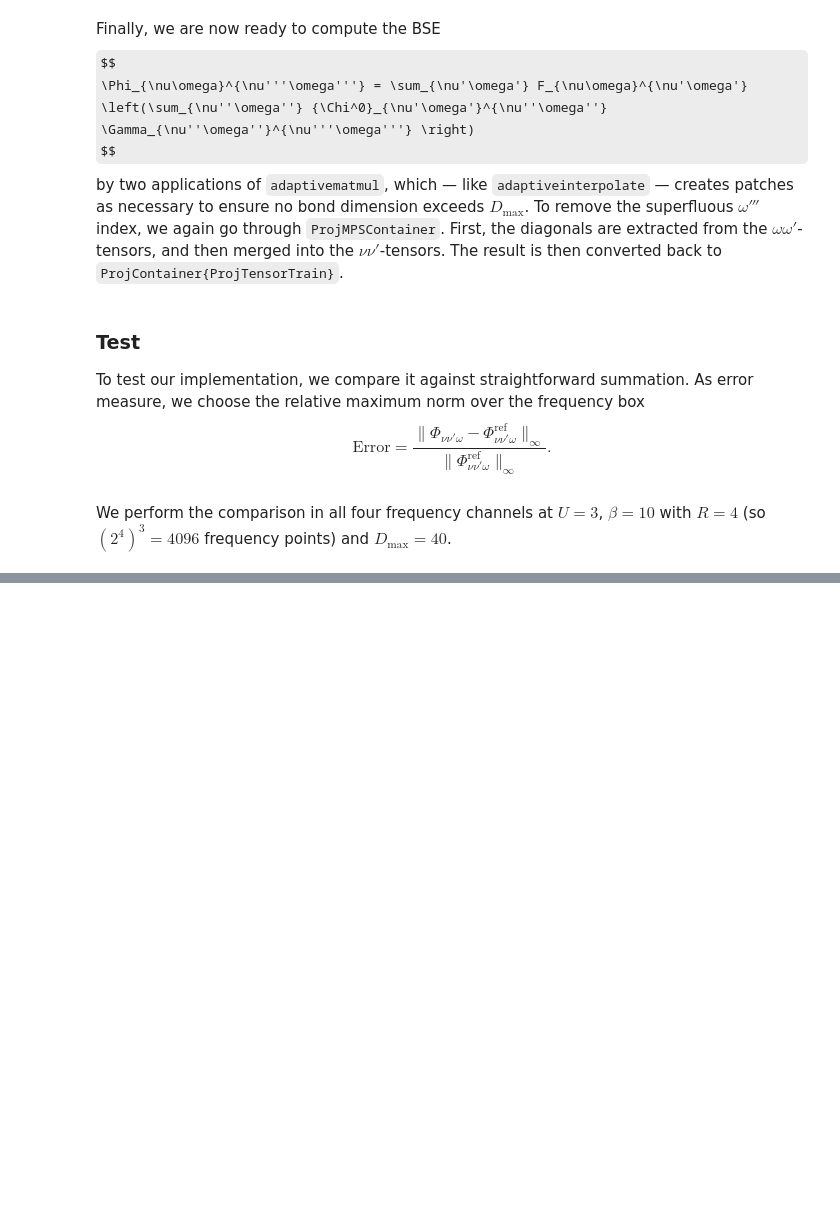
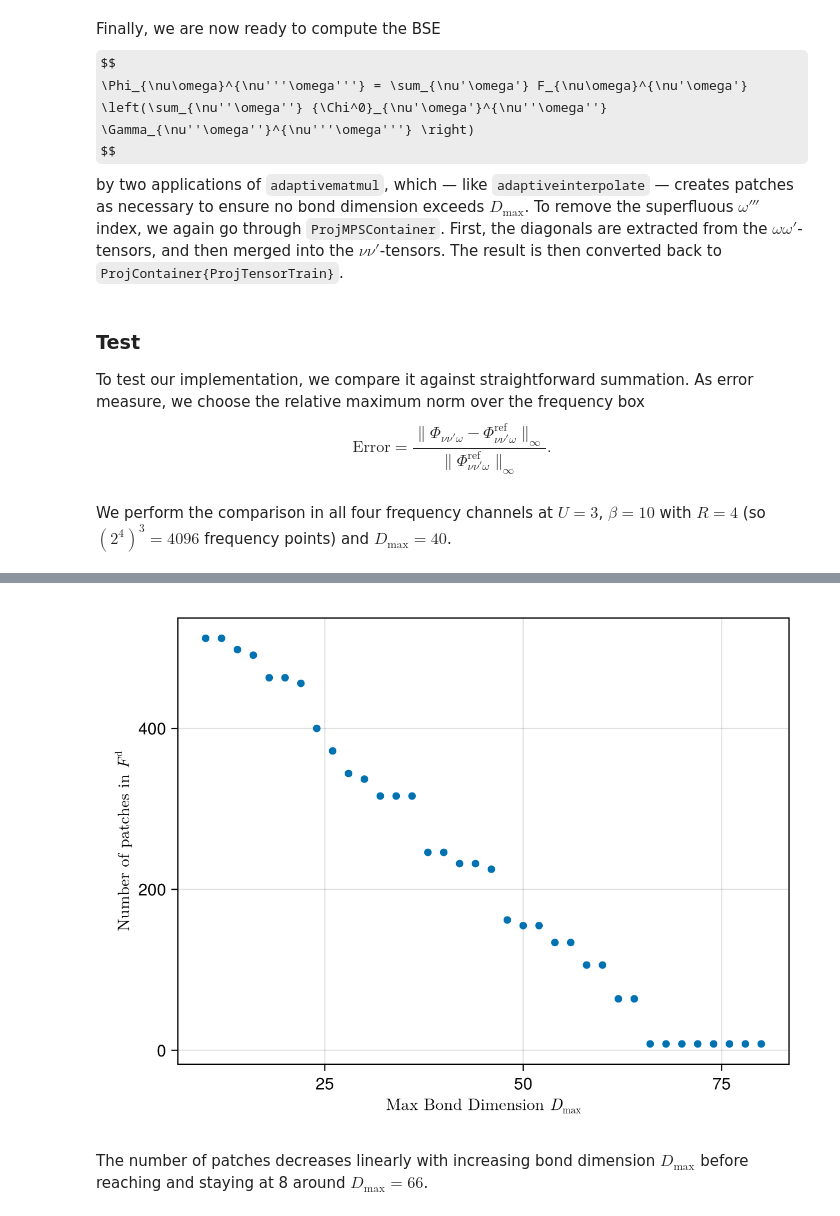
Before and after one commit to tensor4all/TCIAlgorithms.jl, a Jupyter notebook: notebooks/bse_3d.ipynb, the cells around one changed output, grey strips where cells are left out. Drawn from its saved outputs; the diff is of its cells as text; code cells hidden in the pictures; some formulas as TeX source; blank space fills up the shorter version.

```diff
--- a/notebooks/bse_3d.ipynb
+++ b/notebooks/bse_3d.ipynb
@@ -343,0 +384,11 @@ using CairoMakie
+# %%
+maxbonddims = 10:2:80
+maxbonddim_npatches = numpatches.(6, maxbonddims);
+# %%
+xlabel = L"Max Bond Dimension $D_\mathrm{max}$"
+ylabel = L"Number of patches in $F^{\mathrm{d}}$"
+scatter(maxbonddims, maxbonddim_npatches, axis=(; xlabel, ylabel))
+# %% [output]
+[figure, added]
+# %% [markdown]
+The number of patches decreases linearly with increasing bond dimension $D_\mathrm{max}$ before reaching and staying at 8 around $D_\mathrm{max} = 66$.
```
Also changed, not shown: parts of 9 cells of this notebook.
